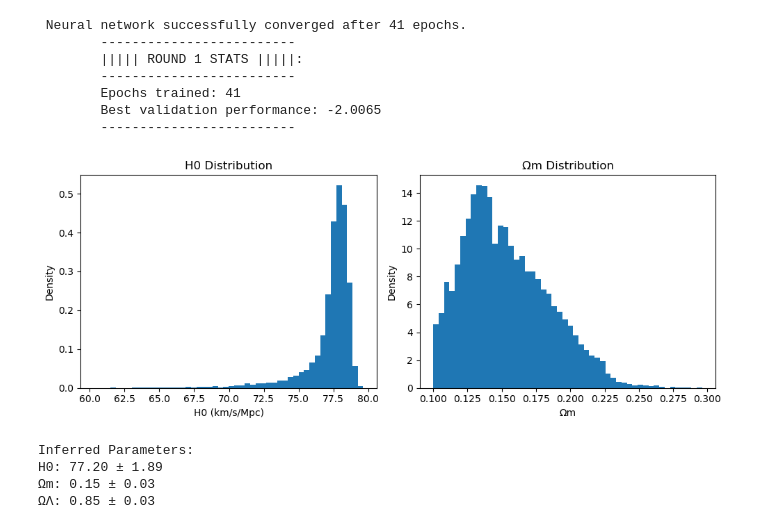
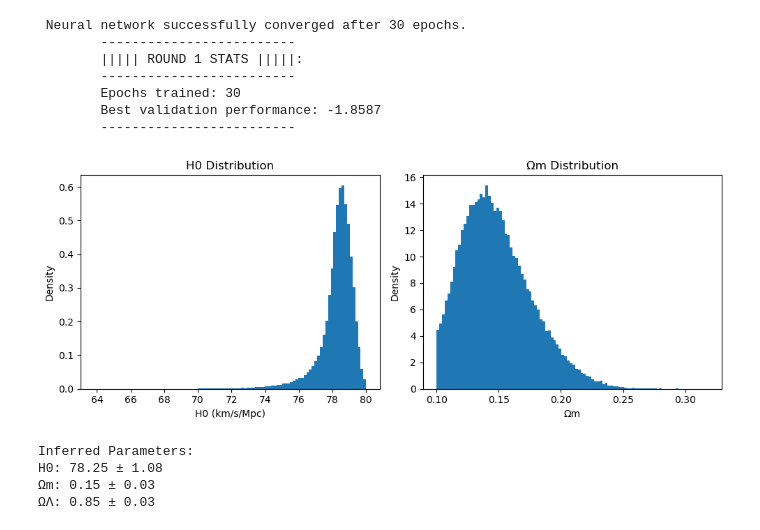
Before and after one commit to YannickHradetzky/BATIP, a Jupyter notebook: Supernova_project/sbi_flat_universe.ipynb, the cells around one changed output. Drawn from its saved outputs; the diff is of its cells as text; code cells hidden in the pictures.

```diff
--- a/Supernova_project/sbi_flat_universe.ipynb
+++ b/Supernova_project/sbi_flat_universe.ipynb
@@ -102,60 +108,60 @@ inference = SNPE(
 )
 
 # Generate training data
-num_simulations = 50000
+num_simulations = 10000
 theta = prior.sample((num_simulations,))
 x = simulator(theta)
 
 # Train the neural network
 density_estimator = inference.append_simulations(theta, x).train(
-    training_batch_size=1000,
-    max_num_epochs=2000,
+    training_batch_size=100,
+    max_num_epochs=100,
     show_train_summary=True,
-    validation_fraction=0.1,
+    validation_fraction=0.2,
     stop_after_epochs=20,
-    learning_rate=5e-4
+    learning_rate=1e-3
 )
 posterior = inference.build_posterior(density_estimator)
 # %% [output]
- Neural network successfully converged after 41 epochs.
+ Neural network successfully converged after 30 epochs.
         -------------------------
         ||||| ROUND 1 STATS |||||:
         -------------------------
-        Epochs trained: 41
-        Best validation performance: -2.0065
+        Epochs trained: 30
+        Best validation performance: -1.8587
         -------------------------
 # %%
 # Cell 6: Inference and Plotting
 # Load real data
 x_o = torch.tensor(df['MU_SH0ES'].values, dtype=torch.float32)
 
 # Sample from posterior
-samples = posterior.sample((10000,), x=x_o)
+samples = posterior.sample((100000,), x=x_o)
 
 # Plot results
 fig, (ax1, ax2) = plt.subplots(1, 2, figsize=(10, 4))
 
-ax1.hist(samples[:, 0].numpy(), bins=50, density=True)
+ax1.hist(samples[:, 0].numpy(), bins=100, density=True)
 ax1.set_xlabel('H0 (km/s/Mpc)')
 ax1.set_ylabel('Density')
 ax1.set_title('H0 Distribution')
 
-ax2.hist(samples[:, 1].numpy(), bins=50, density=True)
+ax2.hist(samples[:, 1].numpy(), bins=100, density=True)
 ax2.set_xlabel('Ωm')
 ax2.set_ylabel('Density')
 ax2.set_title('Ωm Distribution')
 
 plt.tight_layout()
 plt.show()
 
 # Print results
 print("Inferred Parameters:")
 print(f"H0: {samples[:, 0].mean():.2f} ± {samples[:, 0].std():.2f}")
 print(f"Ωm: {samples[:, 1].mean():.2f} ± {samples[:, 1].std():.2f}")
 print(f"ΩΛ: {1-samples[:, 1].mean():.2f} ± {samples[:, 1].std():.2f}")
 # %% [output]
-[figure, old version]
+[figure, new version]
 Inferred Parameters:
-H0: 77.20 ± 1.89
+H0: 78.25 ± 1.08
 Ωm: 0.15 ± 0.03
 ΩΛ: 0.85 ± 0.03
```
Also changed, not shown: parts of 3 cells of this notebook, 4 other files.
